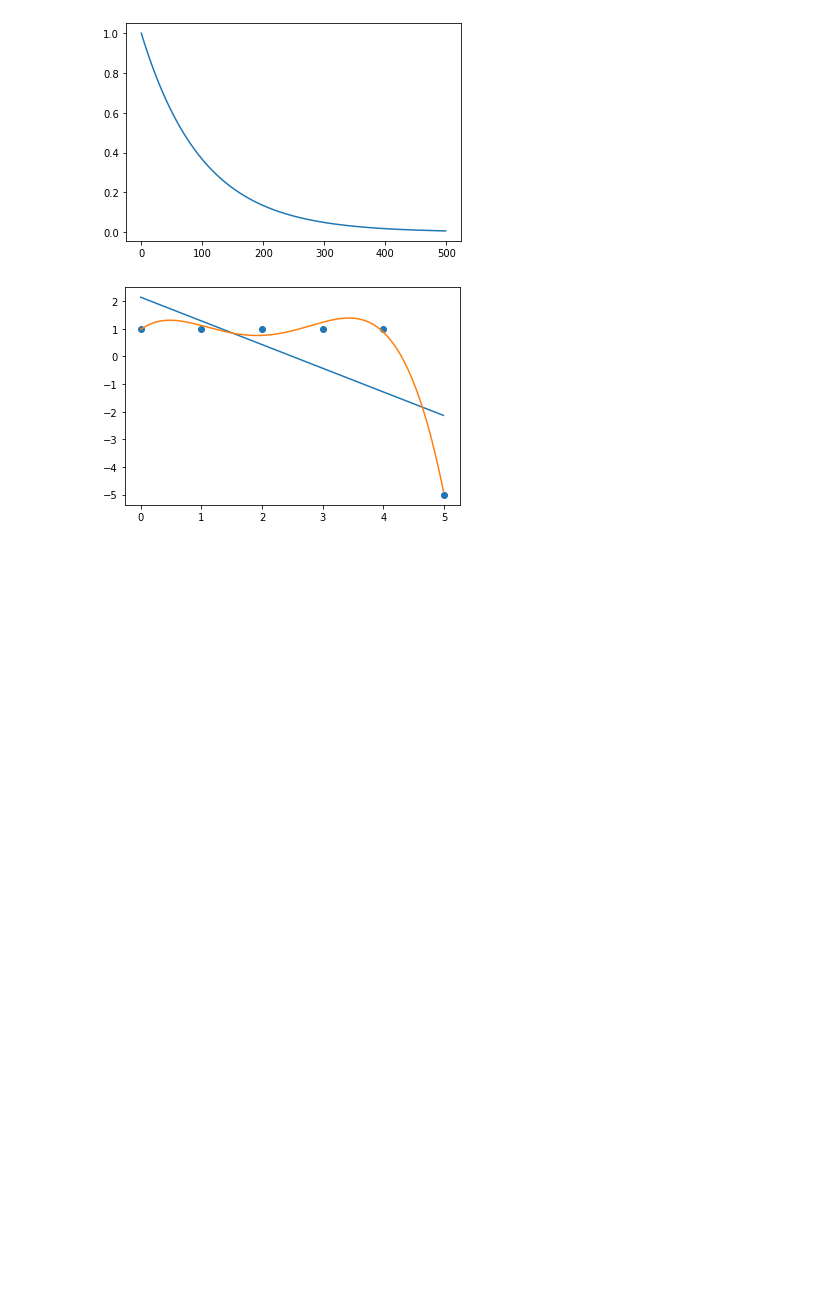
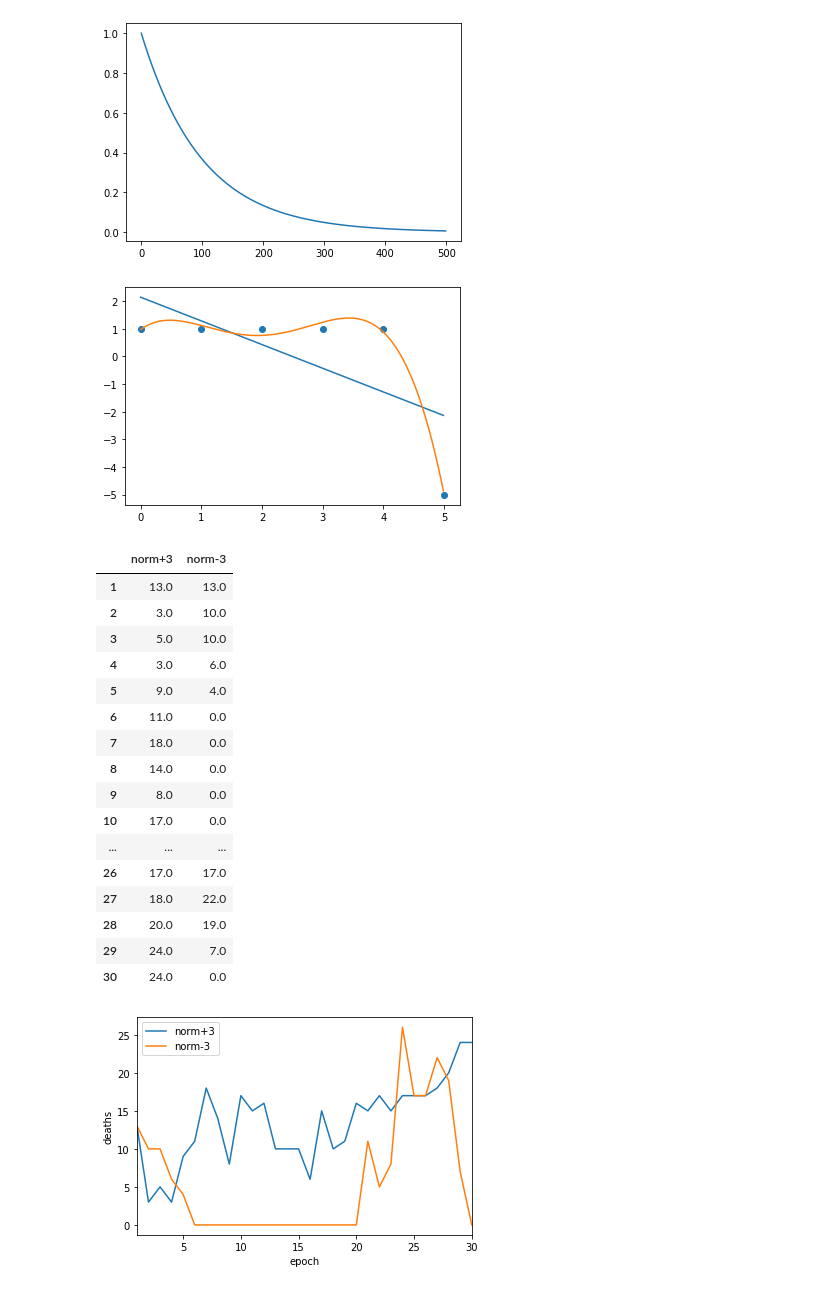
Before and after one commit to blacksph3re/rl_windturbine, a Jupyter notebook: evaluation/Evaluation.ipynb, the cells around one changed output. Cells and saved outputs as stored; diff of their text form; code cells hidden in the pictures; blank space fills up the shorter version.

```diff
--- a/evaluation/Evaluation.ipynb
+++ b/evaluation/Evaluation.ipynb
@@ -55,7 +56,7 @@ def plot_all(tag):
     plt.fill_between(mean.keys(), mean.values-stddev.values, mean.values+stddev.values, alpha=0.2)
 
 for tag in tags:
-    plot(tag)
+    plot_all(tag)
     plt.savefig('plot%s.png' % tag, dpi=300)
     plt.close()
 # %%
@@ -143,3 +144,36 @@ plt.plot(x_plot, y_poly_pred)
 plt.savefig('overfit.png', dpi=300)
 # %% [output]
 [figure]
+# %%
+def plot_runs(tag):
+    data = {}
+    for run in runs:
+        data[run] = by_tags[tag][run][0:30]
+    data = pd.DataFrame(data)
+
+    data.plot()
+    plt.xlabel(labels[tag][0])
+    plt.ylabel(labels[tag][1])
+    plt.savefig('deaths.png', dpi=300)
+    return data
+
+plot_runs(tags[1])
+# %% [output]
+|  | norm+3 | norm-3 |
+| 1 | 13.0 | 13.0 |
+| 2 | 3.0 | 10.0 |
+| 3 | 5.0 | 10.0 |
+| 4 | 3.0 | 6.0 |
+| 5 | 9.0 | 4.0 |
+| 6 | 11.0 | 0.0 |
+| 7 | 18.0 | 0.0 |
+| 8 | 14.0 | 0.0 |
+| 9 | 8.0 | 0.0 |
+| 10 | 17.0 | 0.0 |
+| ... | ... | ... |
+| 26 | 17.0 | 17.0 |
+| 27 | 18.0 | 22.0 |
+| 28 | 20.0 | 19.0 |
+| 29 | 24.0 | 7.0 |
+| 30 | 24.0 | 0.0 |
+[figure, added]
```
Also changed, not shown: parts of 2 cells of this notebook, 24 other files.
